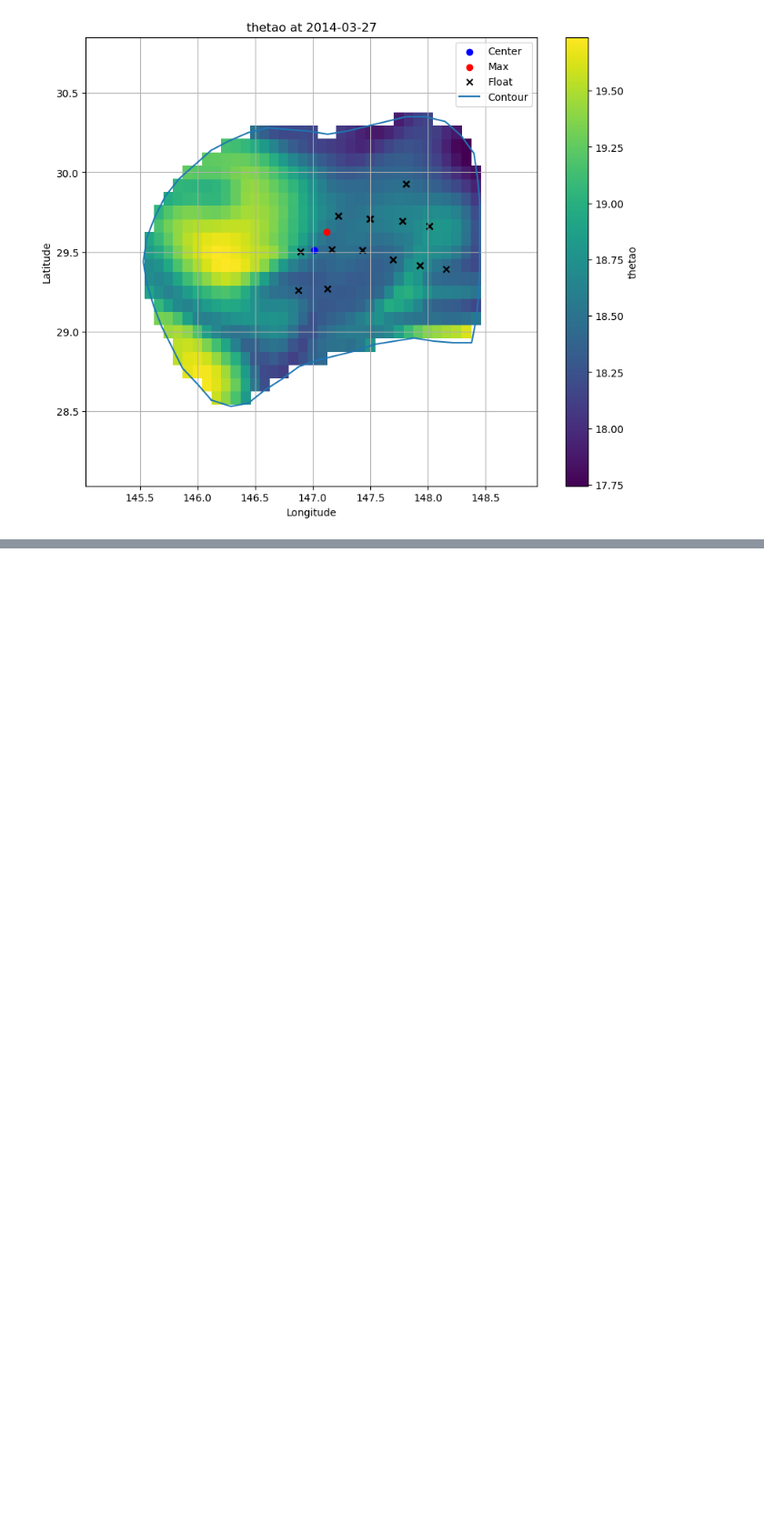
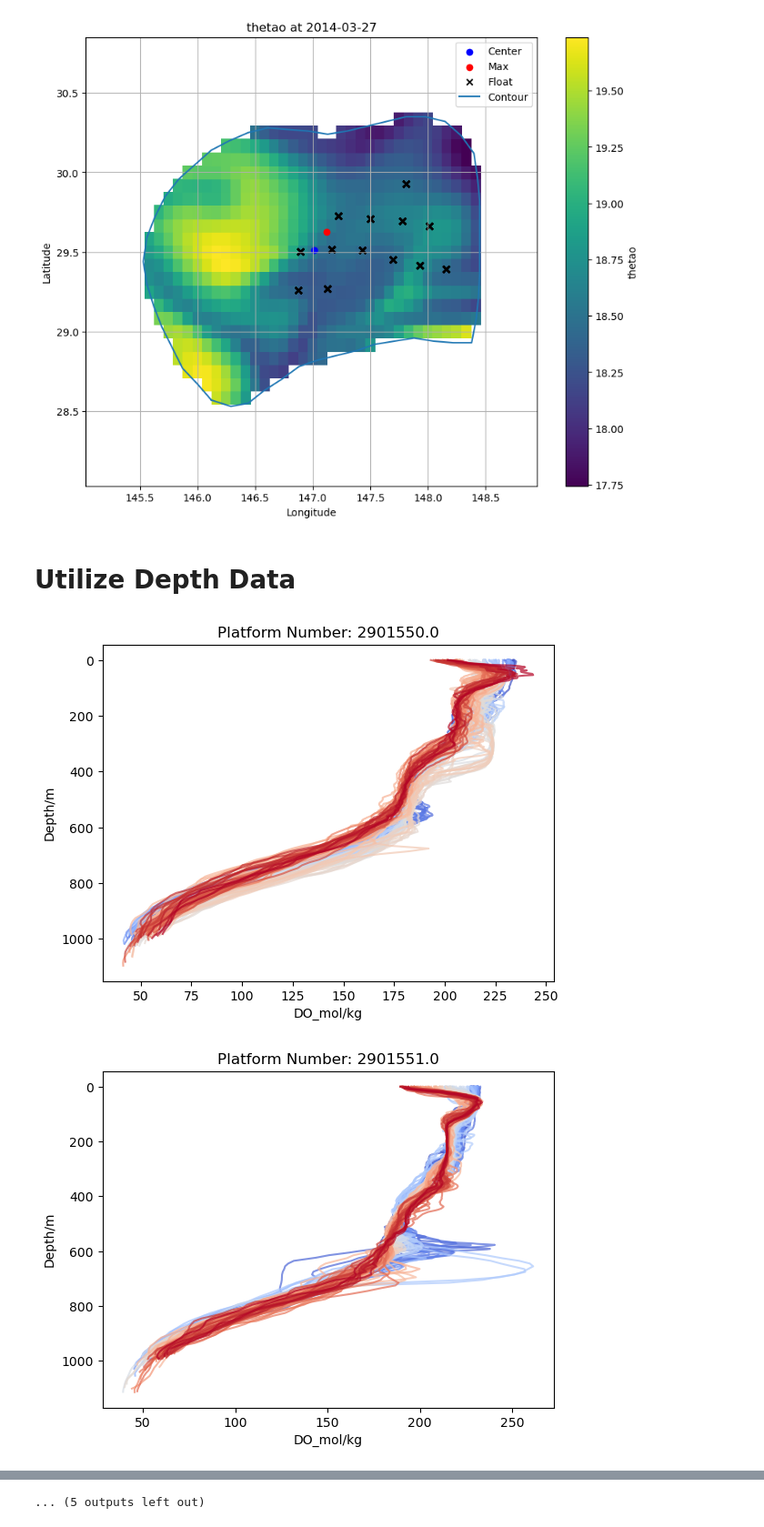
Before and after one commit to jjijack/Oxygen, a Jupyter notebook: GLORYS.ipynb, the cells around one changed output, grey strips where cells are left out. Shown at 91% size. Saved outputs shown, nothing was run; the diff lists cells and outputs as text; code cells hidden in the pictures; blank space fills up the shorter version.

Commit message:
Add plot_vertical function

```diff
--- a/GLORYS.ipynb
+++ b/GLORYS.ipynb
@@ -228,3 +231,17 @@ plt.grid()
 plt.show()
 # %% [output]
 [figure]
+# %% [markdown]
+# Utilize Depth Data
+# %%
+with open('acs.pkl', 'rb') as f:
+    acs = pickle.load(f)
+
+with open('acl.pkl', 'rb') as f:
+    acl = pickle.load(f)
+
+with open('cs.pkl', 'rb') as f:
+    cs = pickle.load(f)
+
+with open('cl.pkl', 'rb') as f:
+    cl = pickle.load(f)
@@ -230,0 +252,5 @@ plt.show()
+# %%
+track.plot_vertical(acl, 24883861)
+# %% [output]
+[figure, added]
+[figure, added]
@@ -230,0 +267 @@ plt.show()
+... (5 outputs left out)
```
Also changed, not shown: parts of 4 cells of this notebook, 1 other file.
